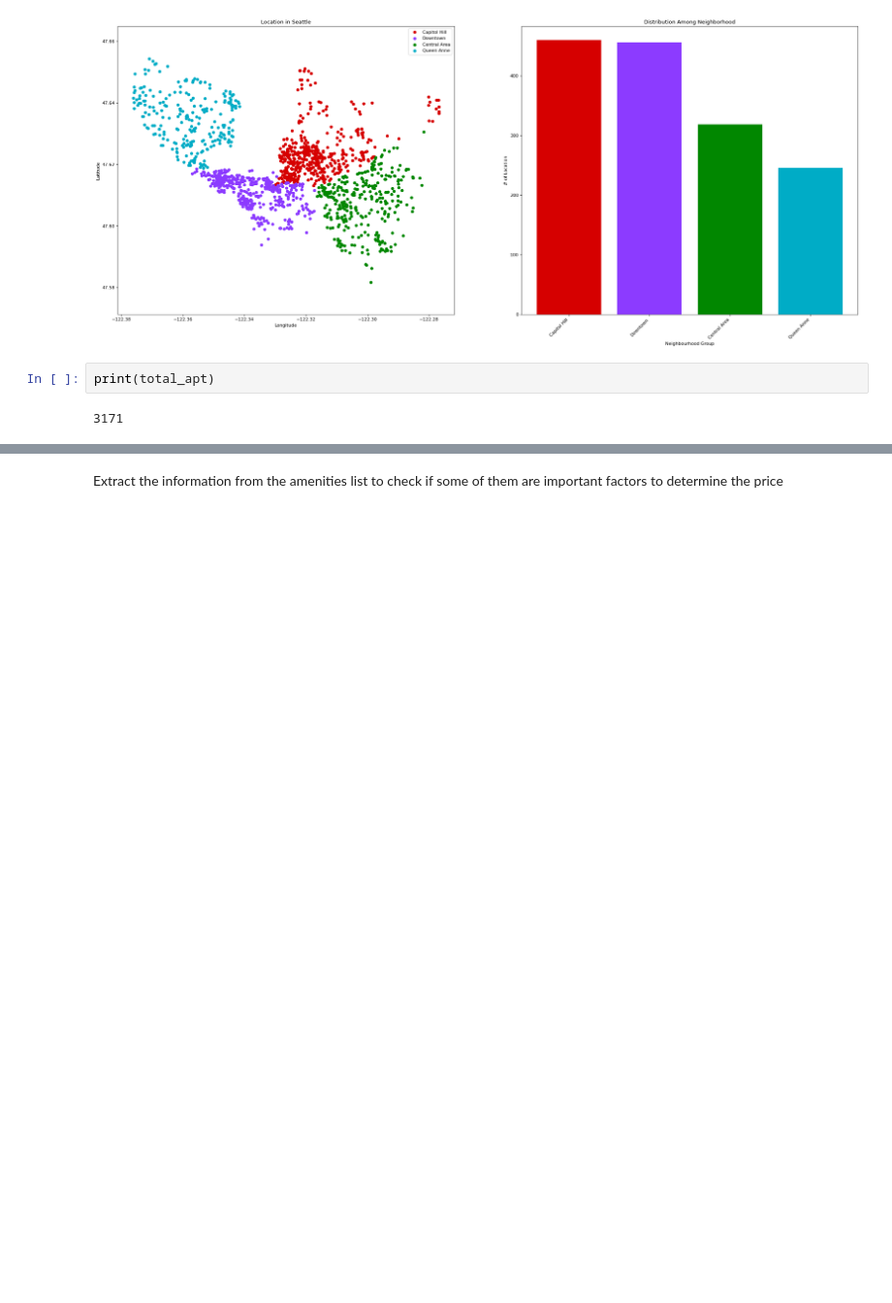
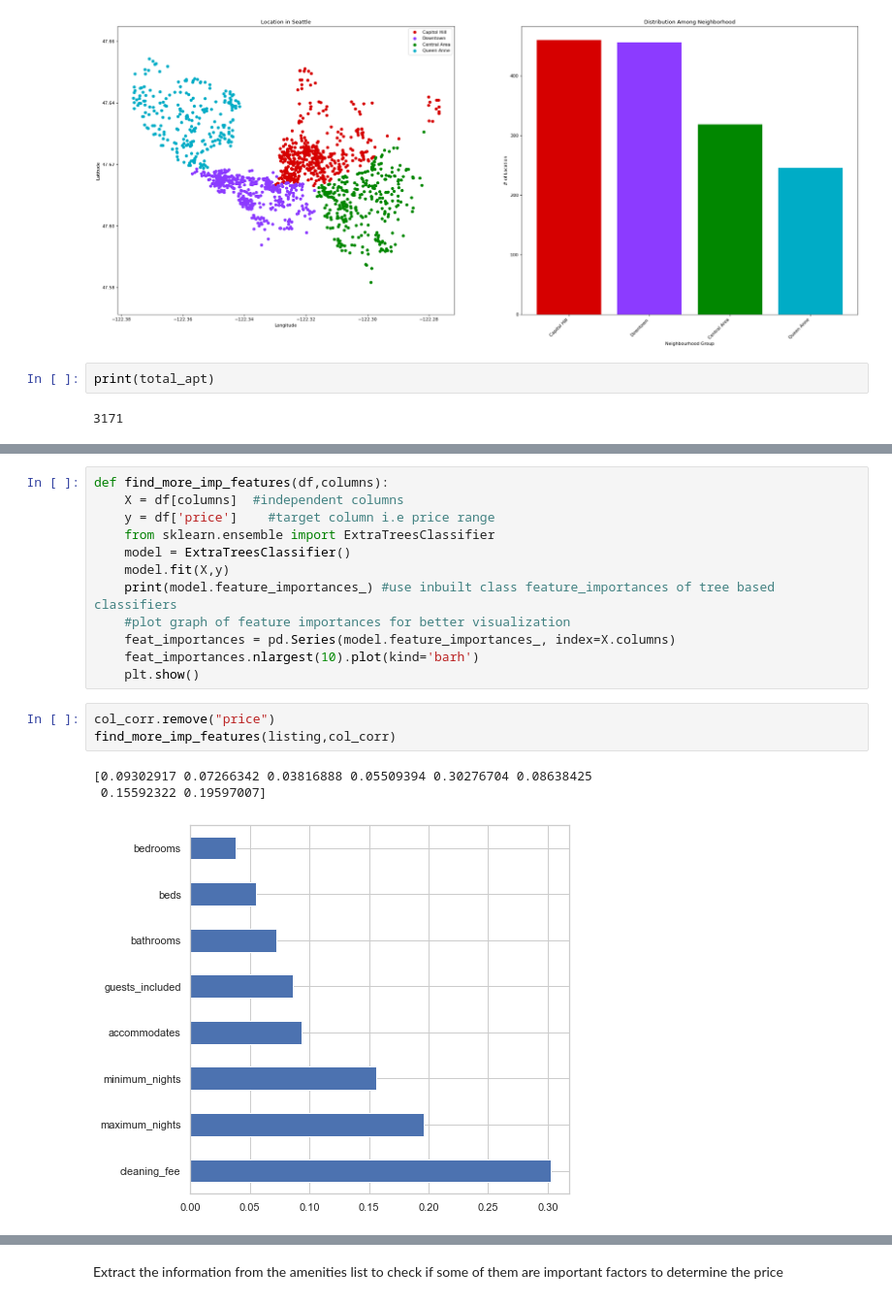
Before and after one commit to gek20/Write_a_Data_Science_Blog_Post, a Jupyter notebook: data_preprocessing.ipynb, the cells around one changed output, grey strips where cells are left out. Shown at 97% size. Drawn from its saved outputs; the diff is of its cells as text; blank space fills up the shorter version.

```diff
--- a/data_preprocessing.ipynb
+++ b/data_preprocessing.ipynb
@@ -251,0 +289,19 @@ print(total_apt)
+# %%
+def find_more_imp_features(df,columns):
+    X = df[columns]  #independent columns
+    y = df['price']    #target column i.e price range
+    from sklearn.ensemble import ExtraTreesClassifier
+    model = ExtraTreesClassifier()
+    model.fit(X,y)
+    print(model.feature_importances_) #use inbuilt class feature_importances of tree based classifiers
+    #plot graph of feature importances for better visualization
+    feat_importances = pd.Series(model.feature_importances_, index=X.columns)
+    feat_importances.nlargest(10).plot(kind='barh')
+    plt.show()
+# %%
+col_corr.remove("price")
+find_more_imp_features(listing,col_corr)
+# %% [output]
+[0.09302917 0.07266342 0.03816888 0.05509394 0.30276704 0.08638425
+ 0.15592322 0.19597007]
+[figure, added]
```
Also changed, not shown: parts of 19 cells of this notebook, 2 other files.
